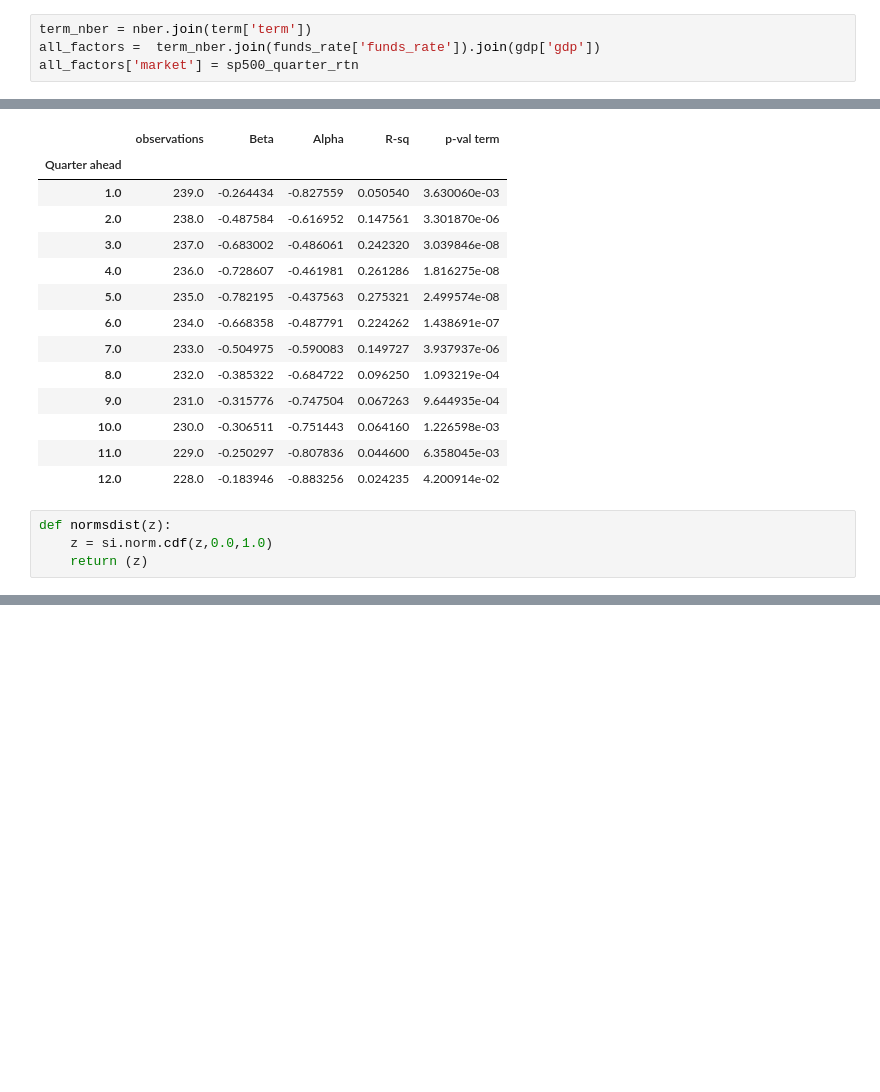
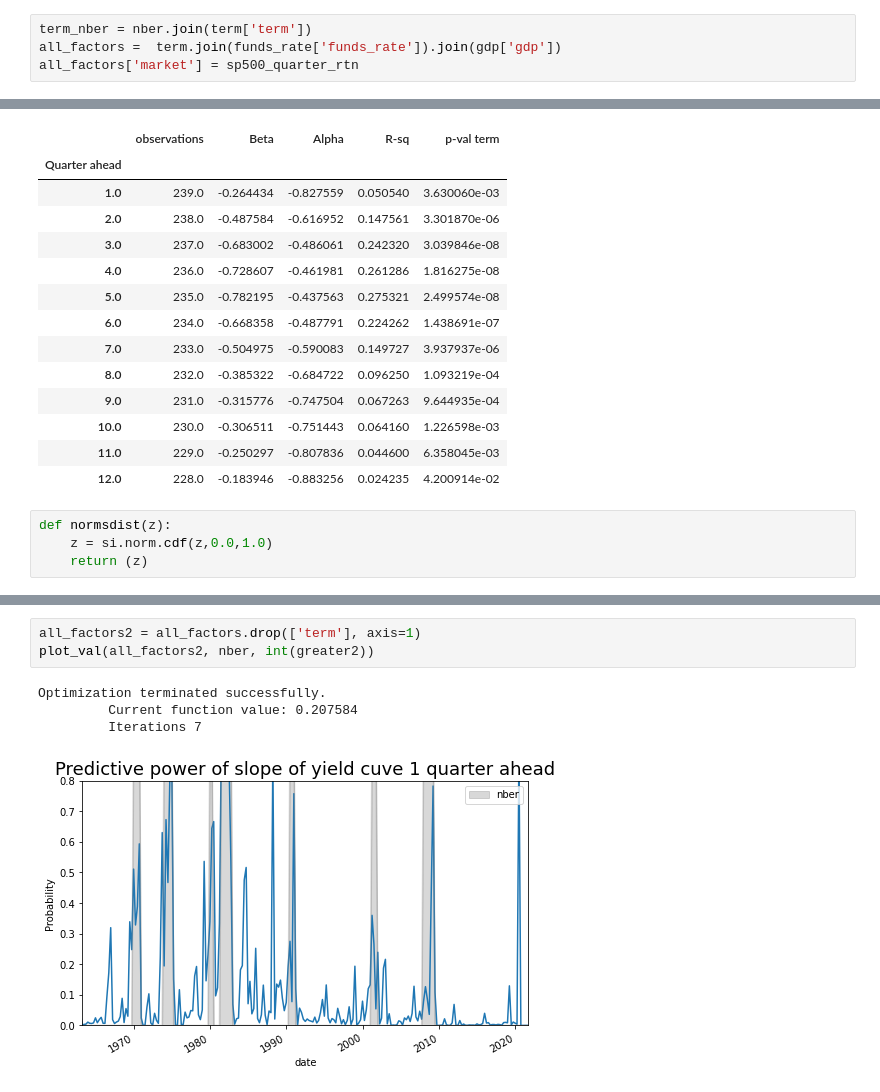
Before and after one commit to alessandrofogli/Ai-for-Finance, a Jupyter notebook: Project3/ES3.ipynb, the cells around one changed output, grey strips where cells are left out. Cells and saved outputs as stored; diff of their text form; blank space fills up the shorter version.

```diff
--- a/Project3/ES3.ipynb
+++ b/Project3/ES3.ipynb
@@ -94,6 +95,6 @@ The Probit model assumes that the firm’s probability of recession has a cumula
 Implementing Probit model with only Term as explanatory variable
 # %%
 term_nber = nber.join(term['term'])
-all_factors =  term_nber.join(funds_rate['funds_rate']).join(gdp['gdp'])
+all_factors =  term.join(funds_rate['funds_rate']).join(gdp['gdp'])
 all_factors['market'] = sp500_quarter_rtn
 # %%
@@ -288,0 +288,8 @@ Length: 240, dtype: float64
+# %%
+all_factors2 = all_factors.drop(['term'], axis=1)
+plot_val(all_factors2, nber, int(greater2))
+# %% [output]
+Optimization terminated successfully.
+         Current function value: 0.207584
+         Iterations 7
+[figure, added]
```
Also changed, not shown: parts of 7 cells of this notebook, 1 other file.
